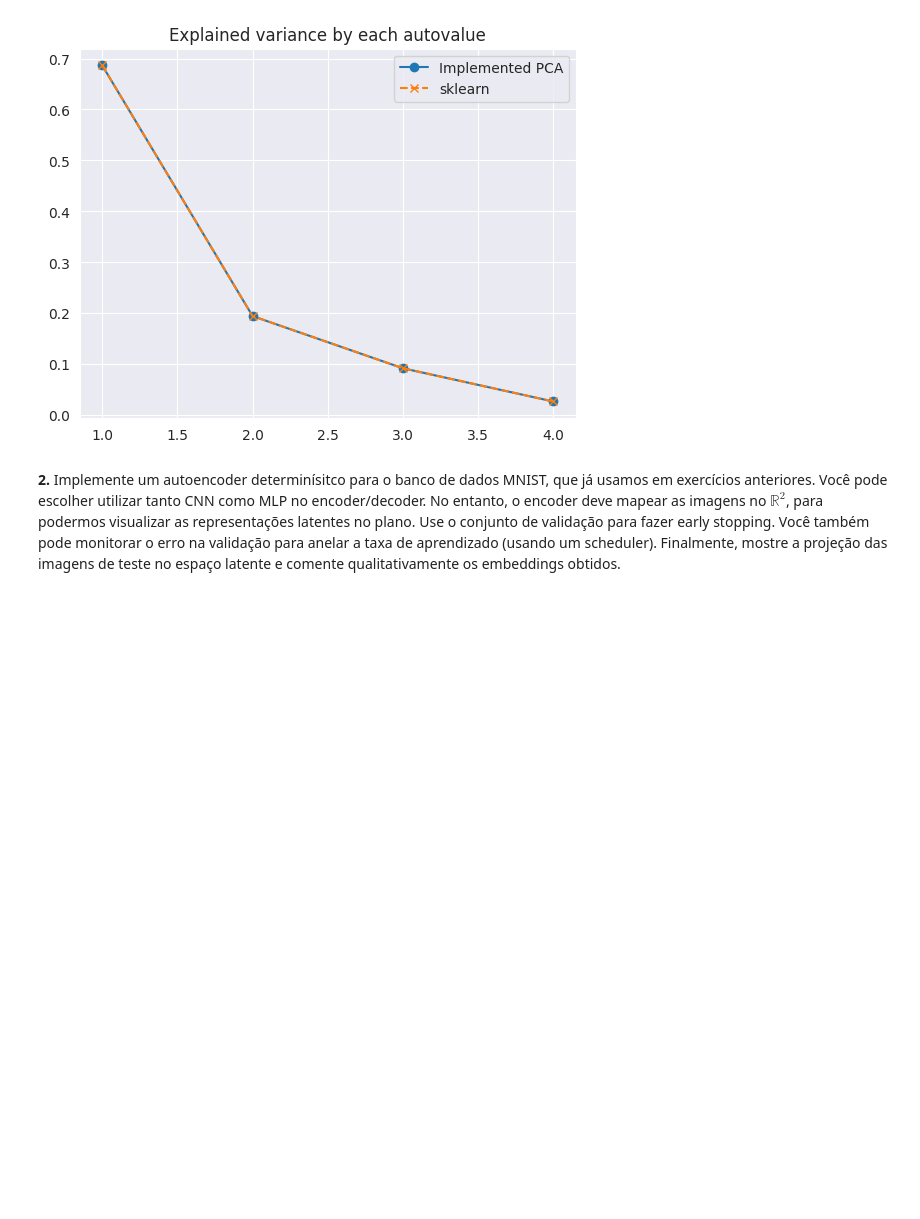
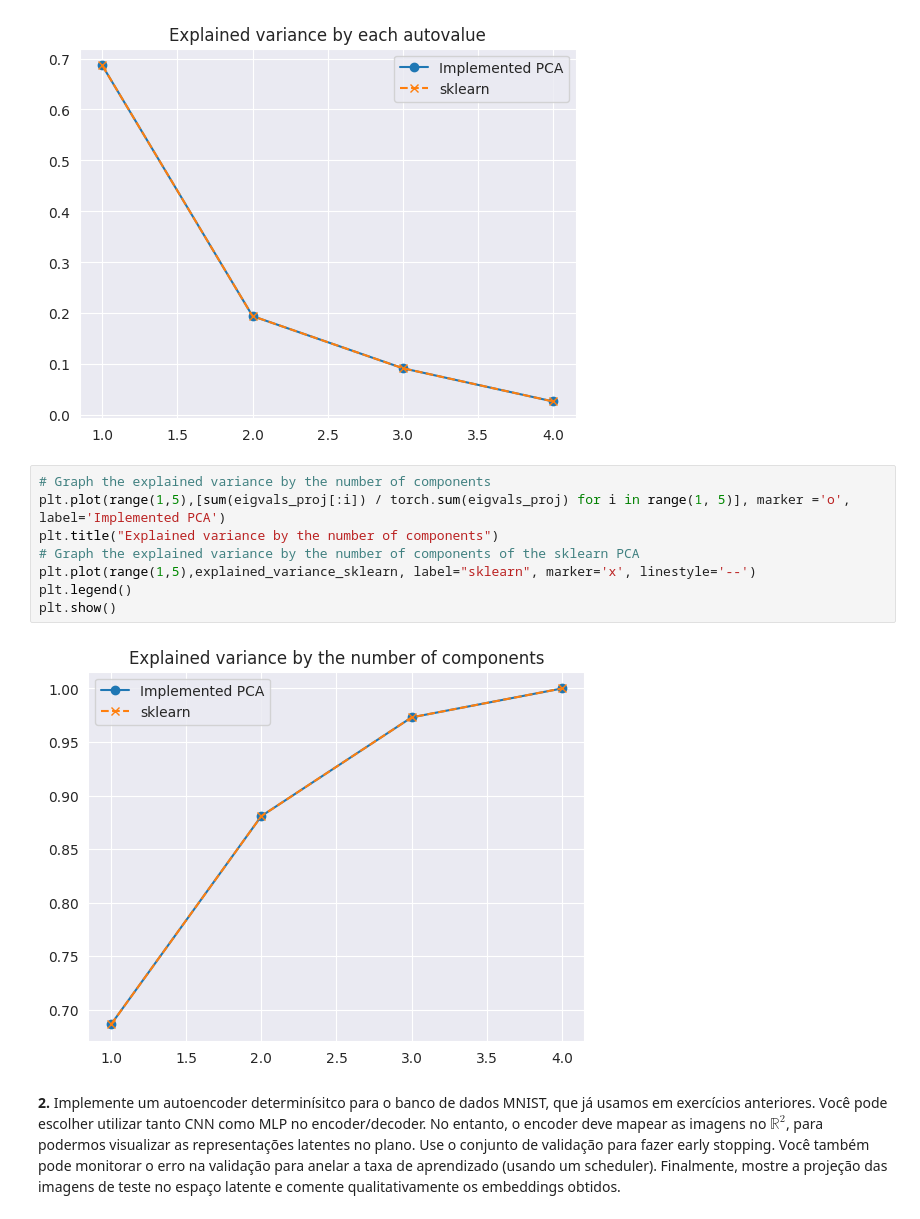
Before and after one commit to ViniAS/ML, a Jupyter notebook: ML_exercise_7.ipynb, the cells around one changed output. Cells and saved outputs as stored; diff of their text form; blank space fills up the shorter version.

Commit message:
add graph to question 1

```diff
--- a/ML_exercise_7.ipynb
+++ b/ML_exercise_7.ipynb
@@ -111,6 +111,16 @@ plt.legend()
 plt.show()
 # %% [output]
 [figure]
+# %%
+# Graph the explained variance by the number of components
+plt.plot(range(1,5),[sum(eigvals_proj[:i]) / torch.sum(eigvals_proj) for i in range(1, 5)], marker ='o', label='Implemented PCA')
+plt.title("Explained variance by the number of components")
+# Graph the explained variance by the number of components of the sklearn PCA
+plt.plot(range(1,5),explained_variance_sklearn, label="sklearn", marker='x', linestyle='--')
+plt.legend()
+plt.show()
+# %% [output]
+[figure, added]
 # %% [markdown]
 **2.** Implemente um autoencoder determinísitco para o banco de dados MNIST, que já usamos em exercícios anteriores. Você pode escolher utilizar tanto CNN como MLP no encoder/decoder. No entanto, o encoder deve mapear as imagens no $\mathbb{R}^2$, para podermos visualizar as representações latentes no plano. Use o conjunto de validação para fazer early stopping. Você também pode monitorar o erro na validação para anelar a taxa de aprendizado (usando um scheduler). Finalmente, mostre a projeção das imagens de teste no espaço latente e comente qualitativamente os embeddings obtidos.
 # %%
```
